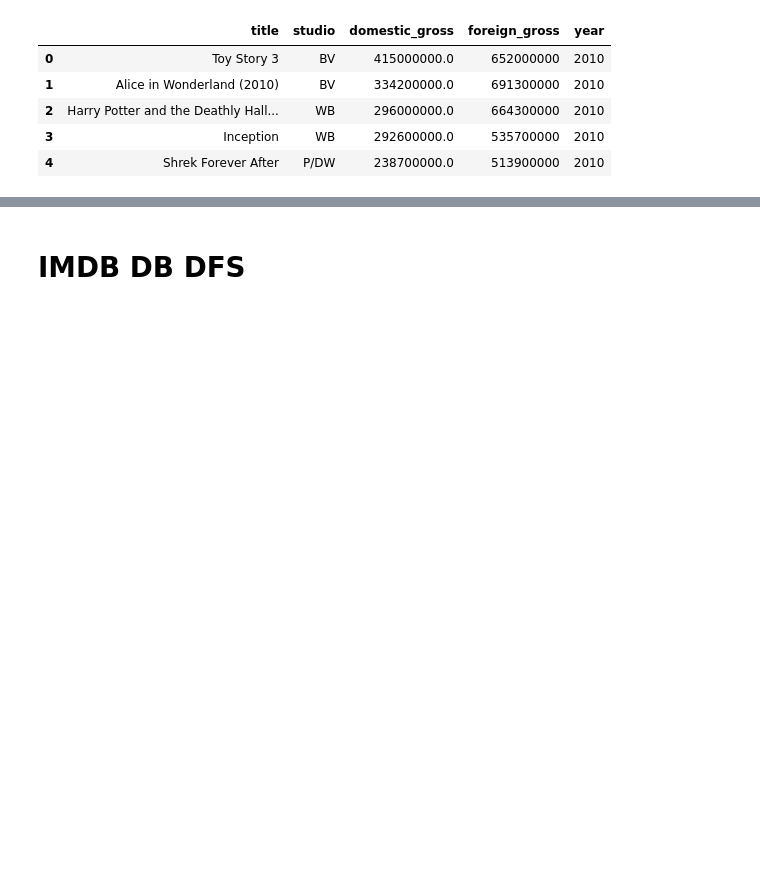
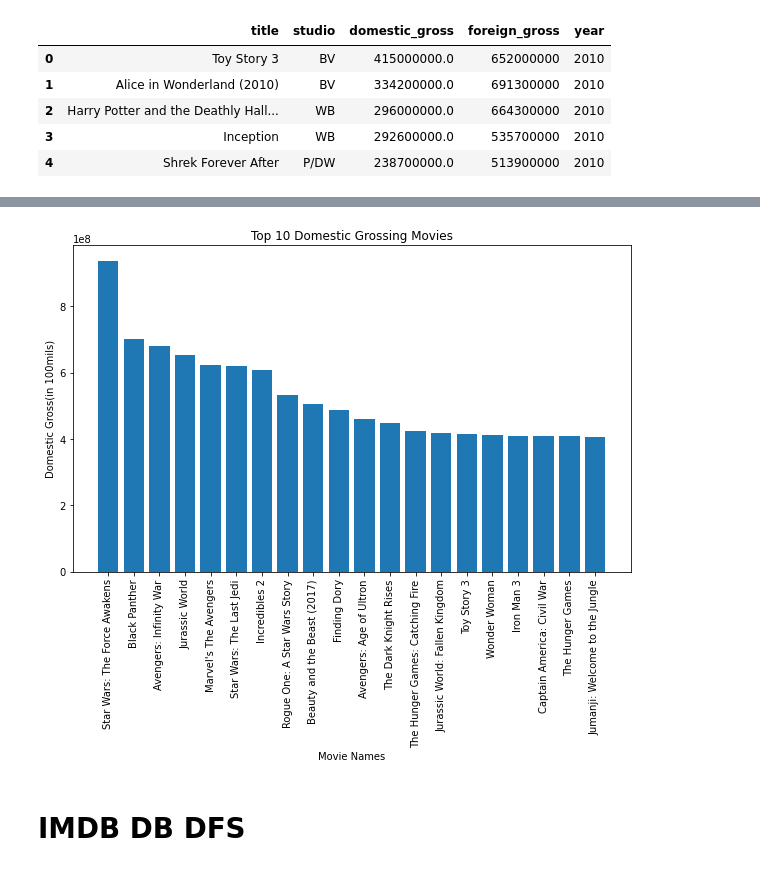
Before and after one commit to charlesmpan/FilmStudioMovieRec, a Jupyter notebook: final_notebook-Kev.ipynb, the cells around one changed output, grey strips where cells are left out. Saved outputs shown, nothing was run; the diff lists cells and outputs as text; code cells hidden in the pictures; blank space fills up the shorter version.

```diff
--- a/final_notebook-Kev.ipynb
+++ b/final_notebook-Kev.ipynb
@@ -20,7 +21,8 @@ cur = conn.cursor()
 # BOM Movie Gross DF
 Columns Removed: None
 # %%
-bom_movie_gross_df = pd.read_csv('./zippedData/bom.movie_gross.csv.gz')
+bom_movie_gross_df = pd.read_csv('./data/bom.movie_gross.csv')
+
 bom_movie_gross_df.head()
 # %% [output]
 |  | title | studio | domestic_gross | foreign_gross | year |
@@ -29,3 +31,6 @@ bom_movie_gross_df.head()
 | 2 | Harry Potter and the Deathly Hall... | WB | 296000000.0 | 664300000 | 2010 |
 | 3 | Inception | WB | 292600000.0 | 535700000 | 2010 |
 | 4 | Shrek Forever After | P/DW | 238700000.0 | 513900000 | 2010 |
+# %%
+sorted_bom = bom_movie_gross_df.sort_values(by=['domestic_gross'],ascending=False).head(20)
+sorted_bom['title']
@@ -32,3 +94,12 @@ bom_movie_gross_df.head()
+# %%
+fig, ax = plt.subplots(figsize=(10, 6))
+ax.bar(sorted_bom['title'],sorted_bom['domestic_gross'])
+ax.set_xlabel('Movie Names')
+ax.set_ylabel('Domestic Gross(in 100mils)')
+ax.set_title('Top 10 Domestic Grossing Movies')
+plt.xticks(rotation=90);
+# %% [output]
+[figure, added]
 # %% [markdown]
 # IMDB DB DFS
 # %%
```
Also changed, not shown: parts of 11 cells of this notebook.
